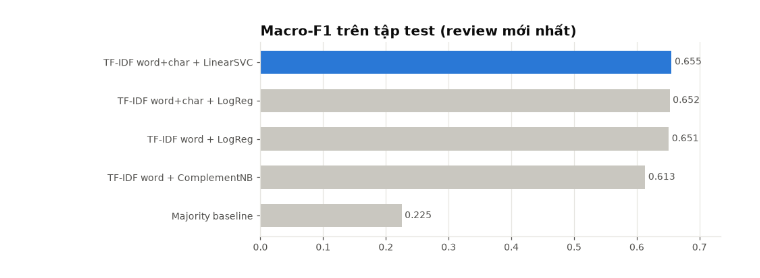
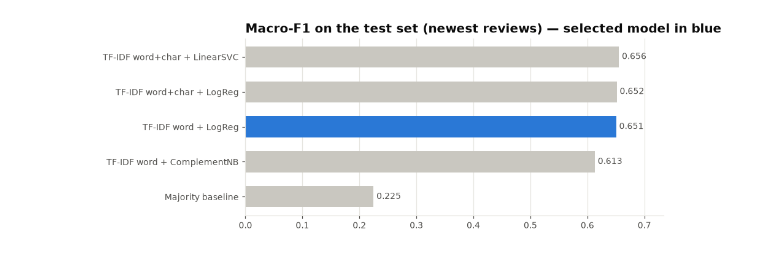
Before and after one commit to catcatmeomeo/Momo_Playstore_User_Feedback, a Jupyter notebook: notebooks/02_sentiment_model.ipynb, the cells around one changed output. Drawn from its saved outputs; the diff is of its cells as text; code cells hidden in the pictures.

```diff
--- a/notebooks/02_sentiment_model.ipynb
+++ b/notebooks/02_sentiment_model.ipynb
@@ -81,13 +84,14 @@ results.style.format({c: "{:.3f}" for c in results.columns if c not in ("model",
 | TF-IDF word + ComplementNB | 0.613 | 0.877 | 0.897 | 0.029 | 0.914 | 9s |
 | Majority baseline | 0.225 | 0.344 | 0.000 | 0.000 | 0.675 | 9s |
 # %%
+best_name = select_model(results)
 r = results.sort_values("macro_f1")
 fig, ax = plt.subplots(figsize=(8, 3.4))
-ax.barh(r["model"], r["macro_f1"], color=["#c9c7c0"] * (len(r) - 1) + [BLUE], height=0.6)
+ax.barh(r["model"], r["macro_f1"], color=[BLUE if m == best_name else "#c9c7c0" for m in r["model"]], height=0.6)
 for y, v in enumerate(r["macro_f1"]):
     ax.text(v + 0.005, y, f"{v:.3f}", va="center", fontsize=9, color=INK_2)
-ax.set_xlim(0, max(r["macro_f1"]) * 1.12); ax.set_title("Macro-F1 trên tập test (review mới nhất)")
+ax.set_xlim(0, max(r["macro_f1"]) * 1.12); ax.set_title("Macro-F1 on the test set (newest reviews) — selected model in blue")
 ax.grid(axis="y", visible=False)
 save(fig, "02_model_comparison"); plt.show()
 # %% [output]
-[figure, old version]
+[figure, new version]
```
Also changed, not shown: parts of 39 cells of this notebook, 30 other files.
